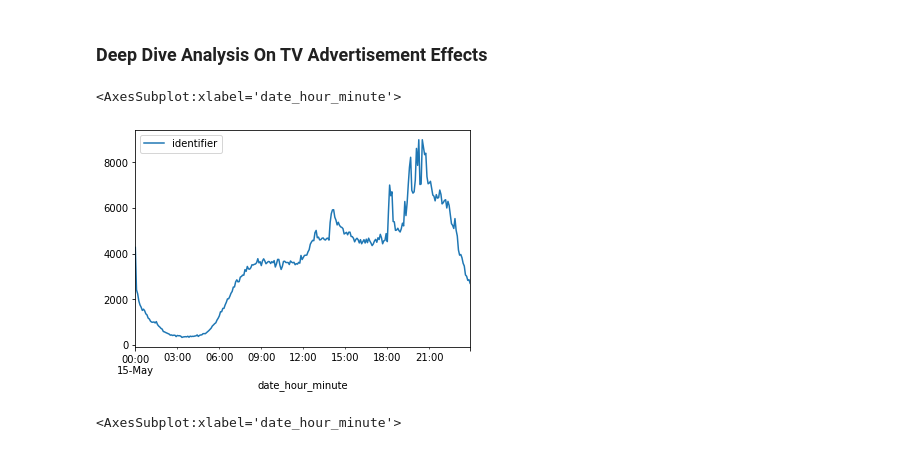
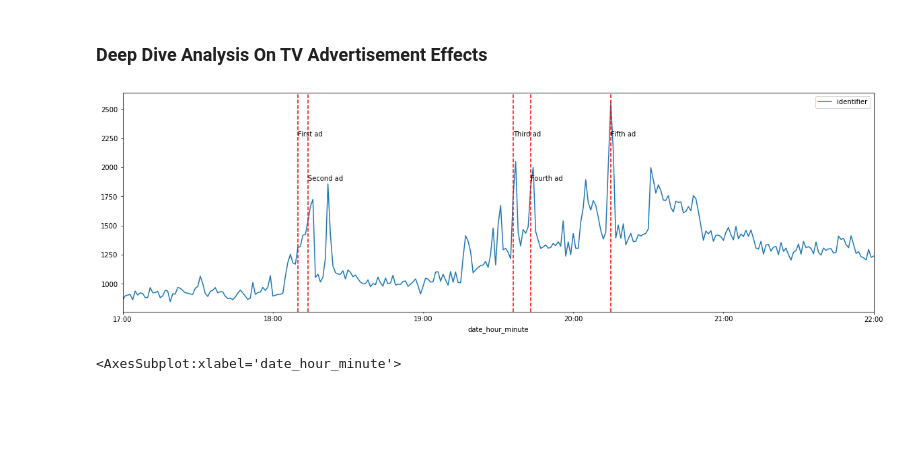
Before and after one commit to ElifKarakutukDinc/e-commerce_tv_spot_attribution_analysis, a Jupyter notebook: EDA.ipynb, the cells around one changed output. Saved outputs shown, nothing was run; the diff lists cells and outputs as text; code cells hidden in the pictures; blank space fills up the shorter version.

```diff
--- a/EDA.ipynb
+++ b/EDA.ipynb
@@ -167,21 +173,38 @@ ads_start_list
  '2020-05-15 20:15']
 # %% [markdown]
 ### Deep Dive Analysis On TV Advertisement Effects
-# %%
-sessions_final_df_reporting = pd.read_csv("case_may_2020_sessions_final.csv")
-sessions_final_df_reporting_df = (
-    sessions_final_df_reporting.groupby(by=["date_hour_minute"])["identifier"]
-    .count()
-    .reset_index()
-)
-sessions_final_df_reporting_df["date_hour_minute"] = pd.to_datetime(
-    sessions_final_df_reporting_df["date_hour_minute"]
-)
-sessions_final_df_reporting_df.set_index("date_hour_minute", inplace=True)
-sessions_final_df_reporting_df.resample("5T").apply(sum).plot()
-# %% [output]
-<AxesSubplot:xlabel='date_hour_minute'>
-[figure, removed]
+# %%
+sessions_final_df_reporting = pd.read_csv("case_may_2020_sessions_final.csv")
+sessions_final_df_reporting_df = (
+    sessions_final_df_reporting.groupby(by=["date_hour_minute"])["identifier"]
+    .count()
+    .reset_index()
+)
+sessions_final_df_reporting_df["date_hour_minute"] = pd.to_datetime(
+    sessions_final_df_reporting_df["date_hour_minute"]
+)
+sessions_final_df_reporting_df = sessions_final_df_reporting_df[
+    (sessions_final_df_reporting_df["date_hour_minute"] >= "2020-05-15 17:00")
+    & (sessions_final_df_reporting_df["date_hour_minute"] <= "2020-05-15 22:00")
+]
+sessions_final_df_reporting_df.set_index("date_hour_minute", inplace=True)
+ax = sessions_final_df_reporting_df.resample("1T").apply(sum).plot(figsize=(20, 6))
+trans = ax.get_xaxis_transform()
+ax.axvline("2020-05-15 18:10", color="red", linestyle="dashed")
+ax.axvline("2020-05-15 18:14", color="red", linestyle="dashed")
+ax.axvline("2020-05-15 19:36", color="red", linestyle="dashed")
+ax.axvline("2020-05-15 19:43", color="red", linestyle="dashed")
+ax.axvline("2020-05-15 20:15", color="red", linestyle="dashed")
+
+plt.text("2020-05-15 18:10", 0.8, "First ad", transform=trans)
+plt.text("2020-05-15 18:14", 0.6, "Second ad", transform=trans)
+plt.text("2020-05-15 19:36", 0.8, "Third ad", transform=trans)
+plt.text("2020-05-15 19:43", 0.6, "Fourth ad", transform=trans)
+plt.text("2020-05-15 20:15", 0.8, "Fifth ad", transform=trans)
+
+plt.show()
+# %% [output]
+[figure, added]
 # %%
 sessions_final_df_reporting_df.resample("30T").apply(sum).plot()
 sessions_final_df_reporting_df.resample("h").apply(sum).plot()
```
Also changed, not shown: parts of 1 cell of this notebook.
